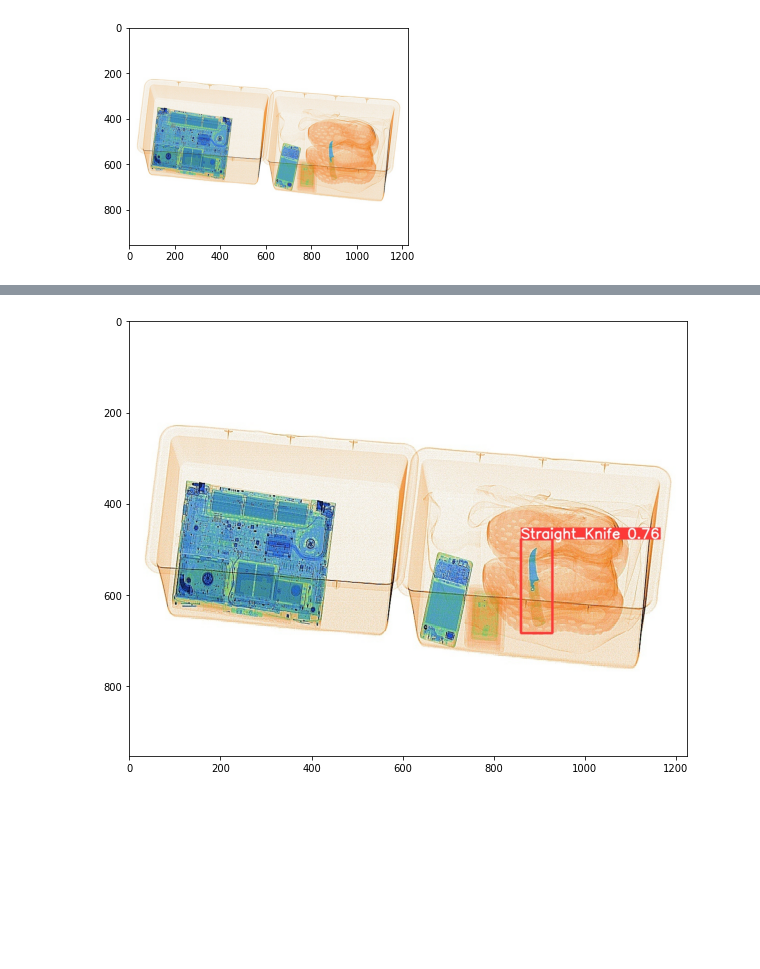
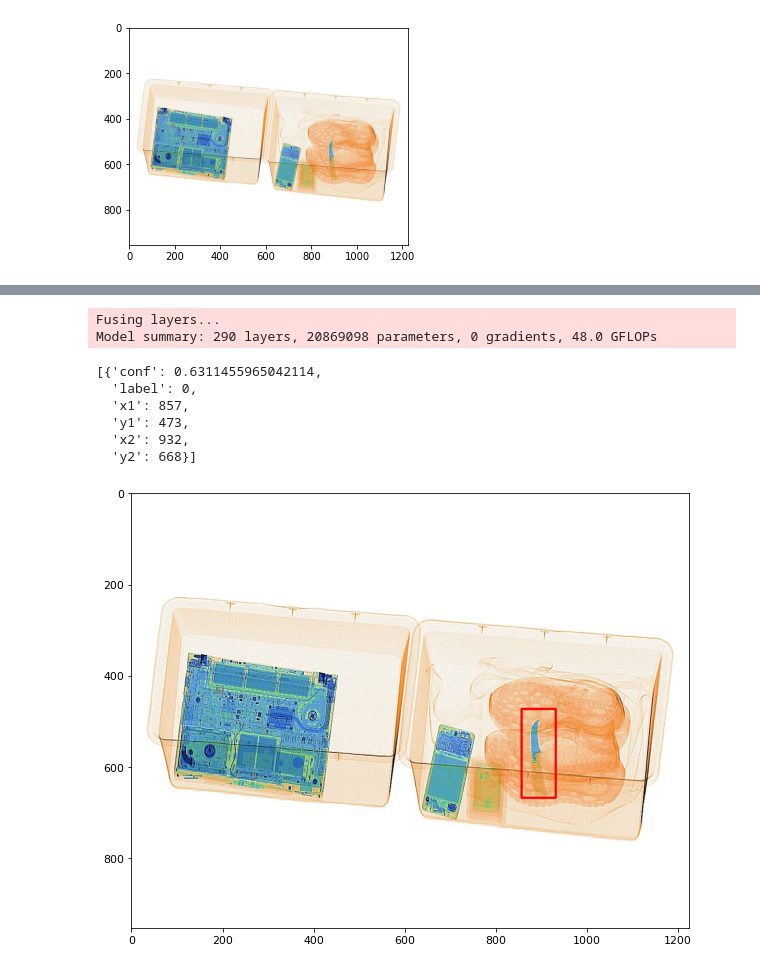
Before and after one commit to LeylaYuldasheva/master-diploma, a Jupyter notebook: jupyters/inference.ipynb, the cells around one changed output, grey strips where cells are left out. Drawn from its saved outputs; the diff is of its cells as text; code cells hidden in the pictures; blank space fills up the shorter version.

```diff
--- a/jupyters/inference.ipynb
+++ b/jupyters/inference.ipynb
@@ -24,7 +12,0 @@ Results saved to yolov5\runs\detect\exp
-# %%
-img = Image.open("yolov5\\runs\\detect\\exp\\0.jpg")
-plt.figure(figsize=(10, 10))
-plt.imshow(img)
-plt.show()
-# %% [output]
-[figure, removed]
@@ -30,0 +86,25 @@ plt.show()
+# %%
+model = YoloPredictor('weights\\best.pt')
+# %% [output]
+Fusing layers...
+Model summary: 290 layers, 20869098 parameters, 0 gradients, 48.0 GFLOPs
+# %%
+image = np.array(img)
+predict = model.predict(image)
+# %%
+predict
+# %% [output]
+[{'conf': 0.6311455965042114,
+  'label': 0,
+  'x1': 857,
+  'y1': 473,
+  'x2': 932,
+  'y2': 668}]
+# %%
+output = np.array(img).copy()
+cv2.rectangle(output, (predict[0]['x1'], predict[0]['y1']), (predict[0]['x2'], predict[0]['y2']), (255, 0, 0), 3)
+plt.figure(figsize=(10, 10))
+plt.imshow(output)
+plt.show()
+# %% [output]
+[figure, added]
```
Also changed, not shown: parts of 3 cells of this notebook, 2 other files.
